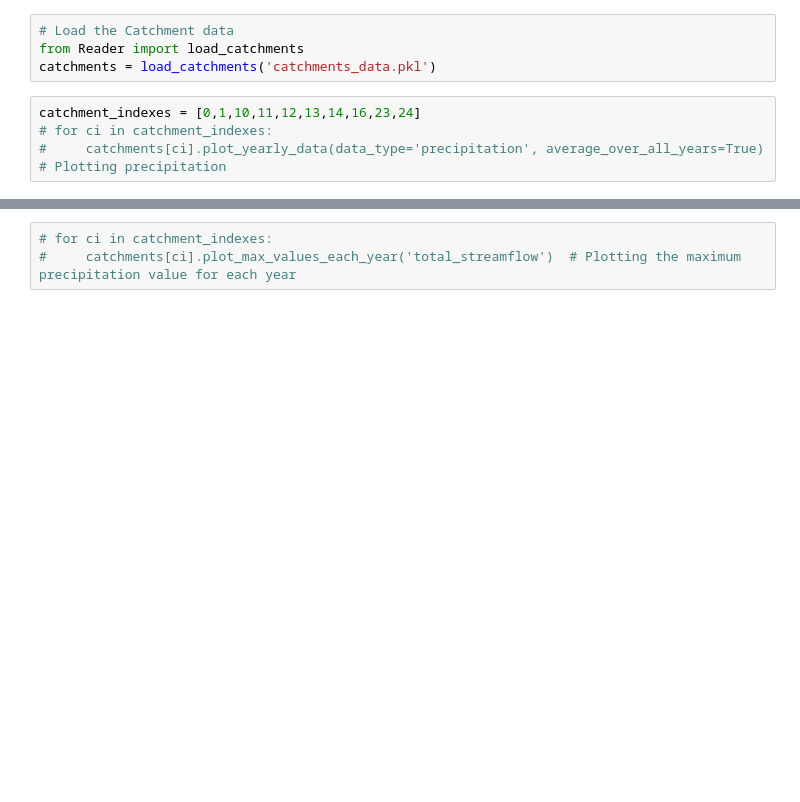
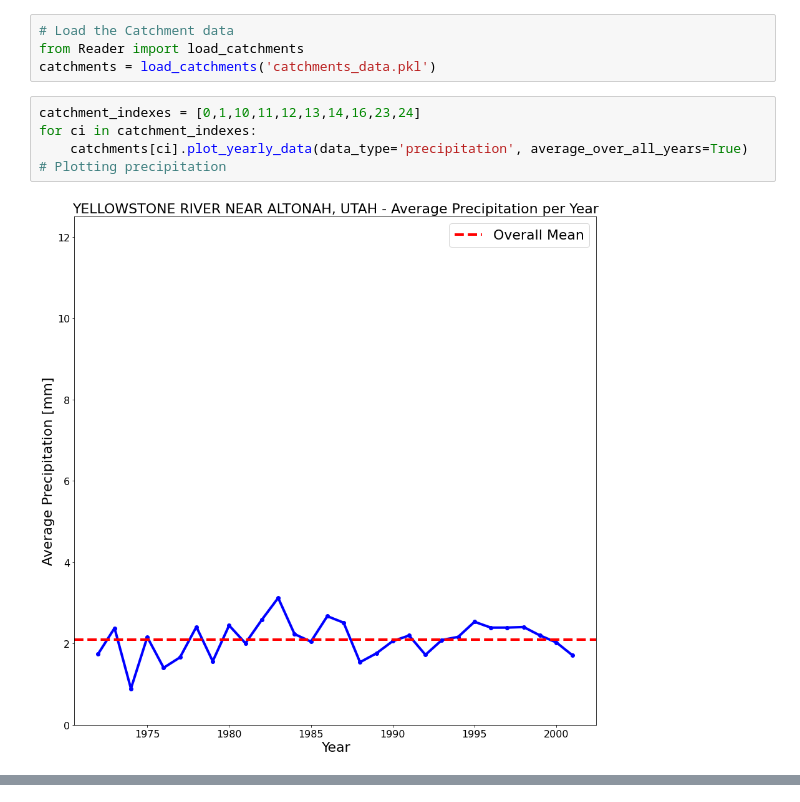
Before and after one commit to Jackman99/Hydrology-Class-Project, a Jupyter notebook: main.ipynb, the cells around one changed output, grey strips where cells are left out. Drawn from its saved outputs; the diff is of its cells as text; blank space fills up the shorter version.

```diff
--- a/main.ipynb
+++ b/main.ipynb
@@ -4,5 +4,7 @@ from Reader import load_catchments
 catchments = load_catchments('catchments_data.pkl')
 # %%
 catchment_indexes = [0,1,10,11,12,13,14,16,23,24]
-# for ci in catchment_indexes:
-#     catchments[ci].plot_yearly_data(data_type='precipitation', average_over_all_years=True)  # Plotting precipitation
+for ci in catchment_indexes:
+    catchments[ci].plot_yearly_data(data_type='precipitation', average_over_all_years=True)  # Plotting precipitation
+# %% [output]
+[figure, added]
@@ -9,3 +19,0 @@ catchment_indexes = [0,1,10,11,12,13,14,16,23,24]
-# %%
-# for ci in catchment_indexes:
-#     catchments[ci].plot_max_values_each_year('total_streamflow')  # Plotting the maximum precipitation value for each year
```
Also changed, not shown: parts of 4 cells of this notebook, 11 other files.
